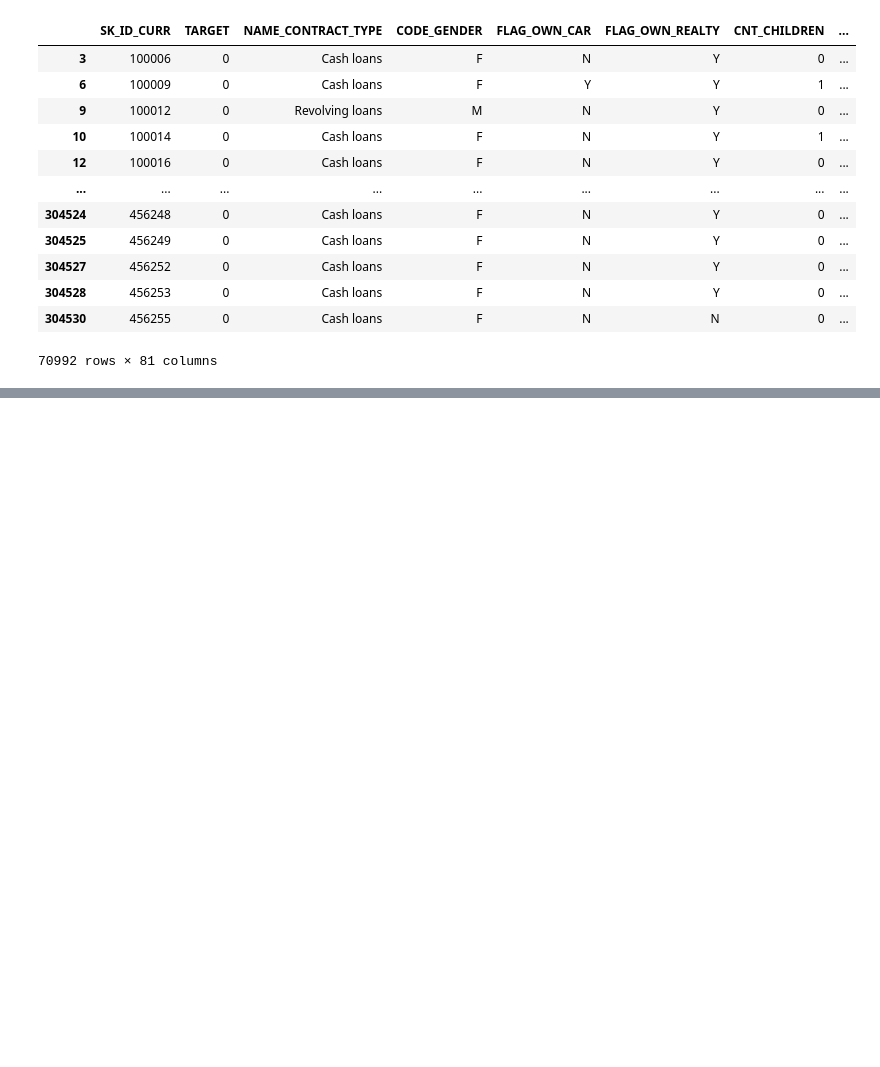
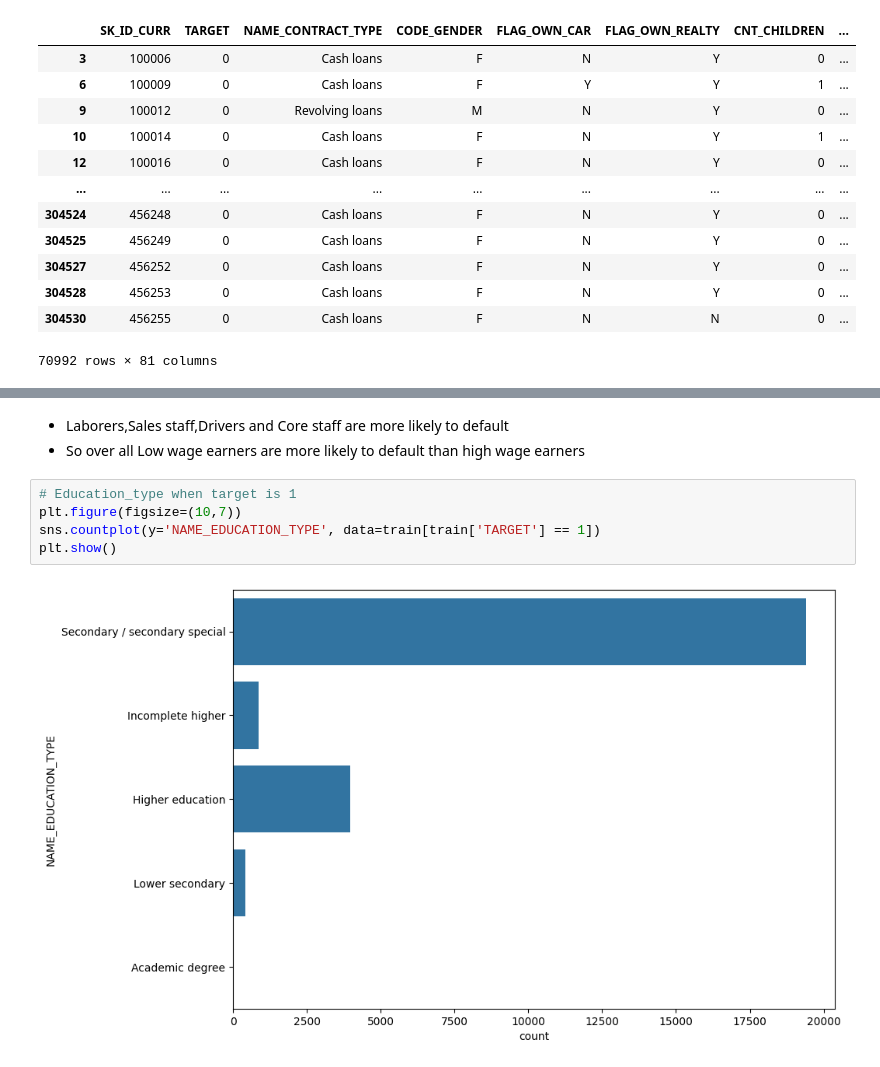
Before and after one commit to Saifansari-ai/Credit_risk_modeling, a Jupyter notebook: eda.ipynb, the cells around one changed output, grey strips where cells are left out. Drawn from its saved outputs; the diff is of its cells as text; blank space fills up the shorter version.

```diff
--- a/eda.ipynb
+++ b/eda.ipynb
@@ -368,0 +431,10 @@ train[train['is_outlier_amt_req_credit_bureau_mon'] == 1]
+# %% [markdown]
+* Laborers,Sales staff,Drivers and Core staff are more likely to default
+* So over all Low wage earners are more likely to default than high wage earners
+# %%
+# Education_type when target is 1
+plt.figure(figsize=(10,7))
+sns.countplot(y='NAME_EDUCATION_TYPE', data=train[train['TARGET'] == 1])
+plt.show()
+# %% [output]
+[figure, added]
```
Also changed, not shown: parts of 18 cells of this notebook.
